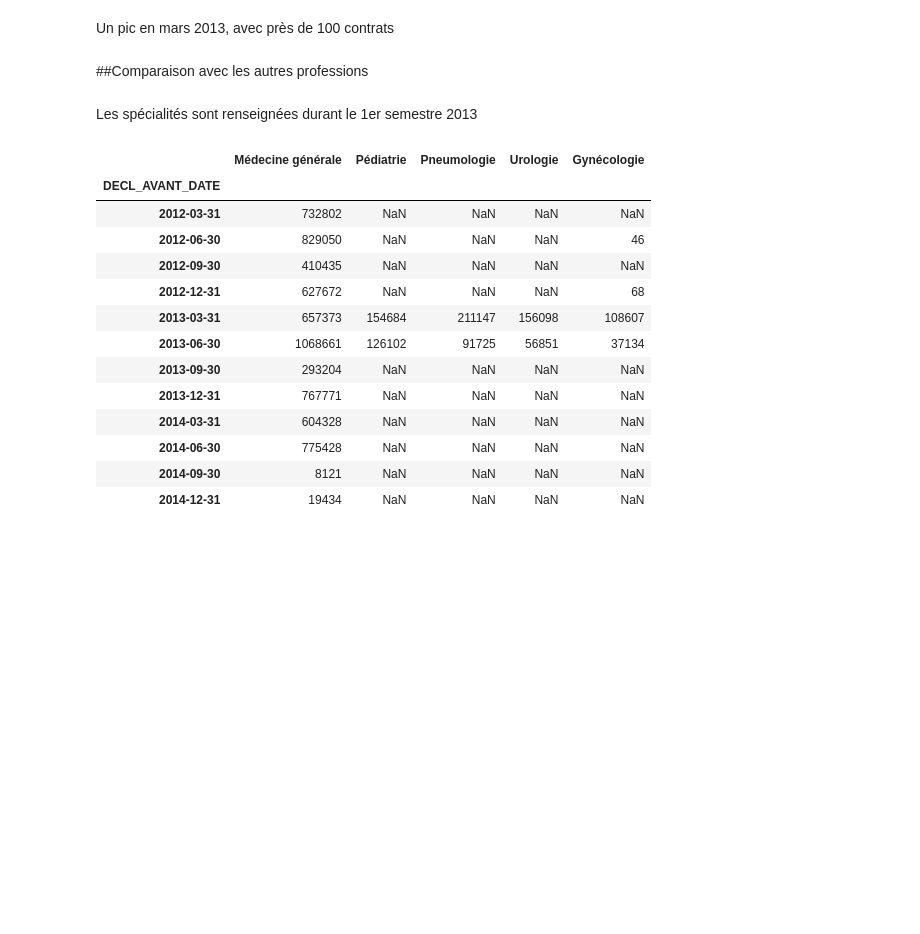
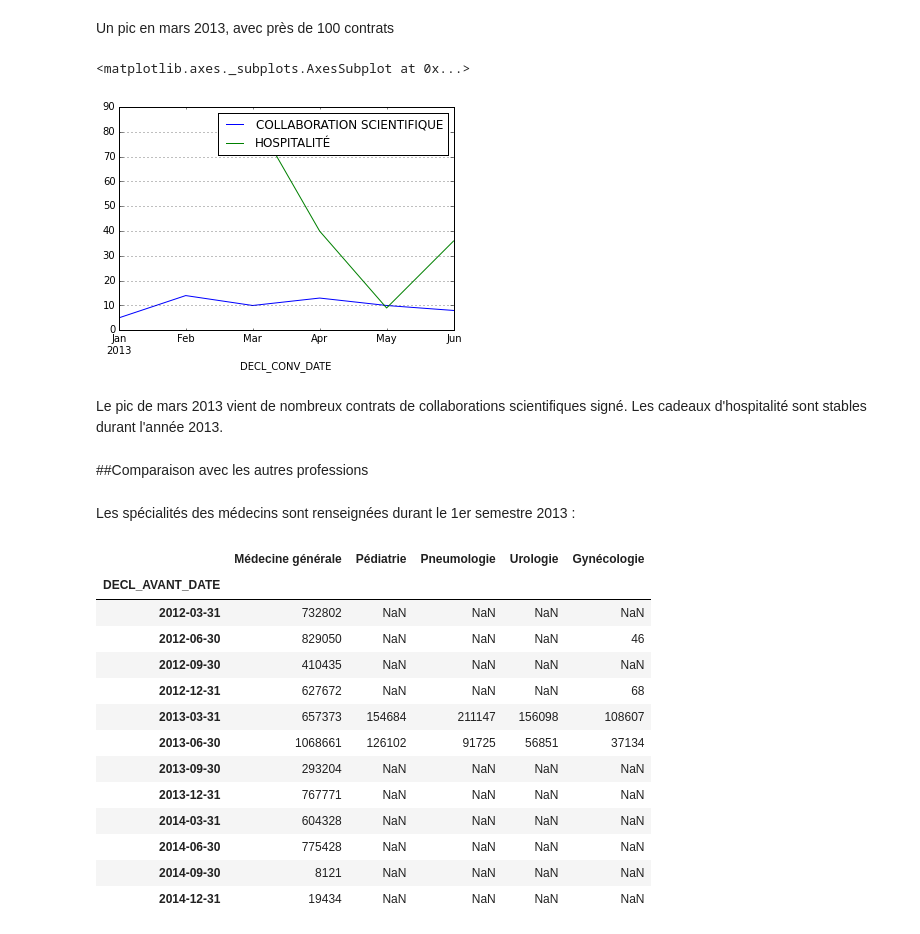
Before and after one commit to regardscitoyens/sunshine-data, a Jupyter notebook: exploitations/capa/capa.ipynb, the cells around one changed output. Saved outputs shown, nothing was run; the diff lists cells and outputs as text; code cells hidden in the pictures; blank space fills up the shorter version.

Commit message:
Ajout du détail des contrats GSK + Typo et éclaircissement

```diff
--- a/exploitations/capa/capa.ipynb
+++ b/exploitations/capa/capa.ipynb
@@ -227,10 +227,20 @@ conventions[conventions['BENEF_PS_QUALIFICATION'] == u'Pédiatrie']['DECL_CONV_O
 [figure]
 # %% [markdown]
 Un pic en mars 2013, avec près de 100 contrats
+# %%
+p = pd.DataFrame()
+for t in conventions[conventions['BENEF_PS_QUALIFICATION'] == u'Pédiatrie']['DECL_CONV_OBJET'].unique():
+    p[t] = conventions[(conventions['BENEF_PS_QUALIFICATION'] == u'Pédiatrie') & (conventions['DECL_CONV_OBJET'] == t)][['ORIGIN']].resample('M', how='count')['ORIGIN']
+p.plot()
+# %% [output]
+<matplotlib.axes._subplots.AxesSubplot at 0x...>
+[figure, added]
+# %% [markdown]
+Le pic de mars 2013 vient de nombreux contrats de collaborations scientifiques signé. Les cadeaux d'hospitalité sont stables durant l'année 2013.
 # %% [markdown]
 ##Comparaison avec les autres professions
 # %% [markdown]
-Les spécialités sont renseignées durant le 1er semestre 2013
+Les spécialités des médecins sont renseignées durant le 1er semestre 2013 :
 # %%
 prof = [u'Médecine générale', u'Pédiatrie', u'Pneumologie', u'Urologie', u'Gynécologie']
 par_profession = pd.DataFrame()
```
Also changed, not shown: parts of 13 cells of this notebook, 1 other file.
